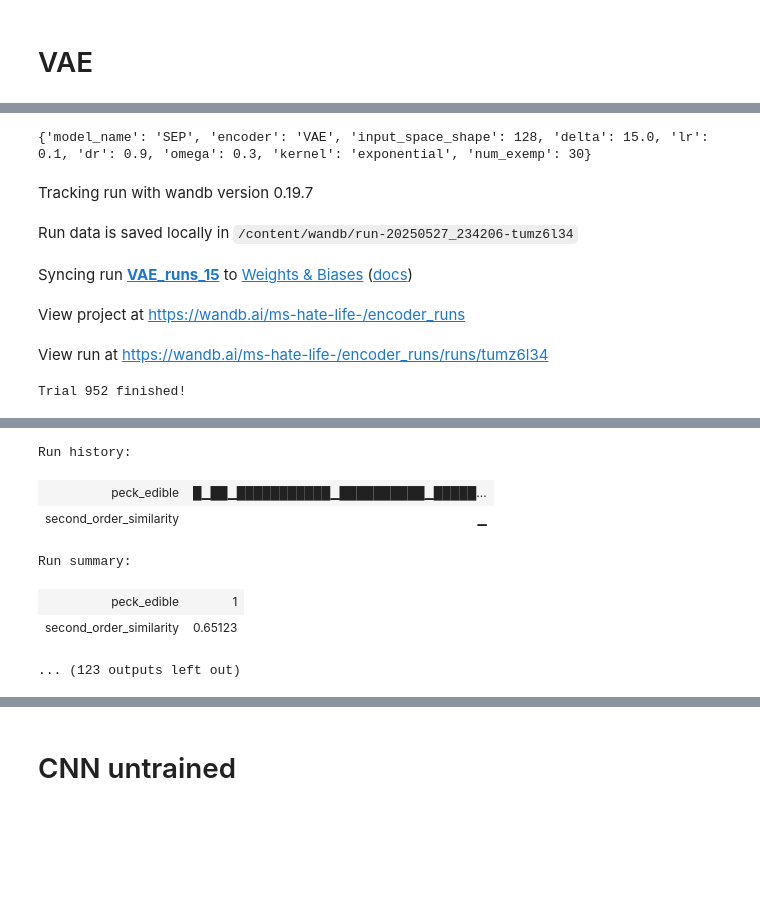
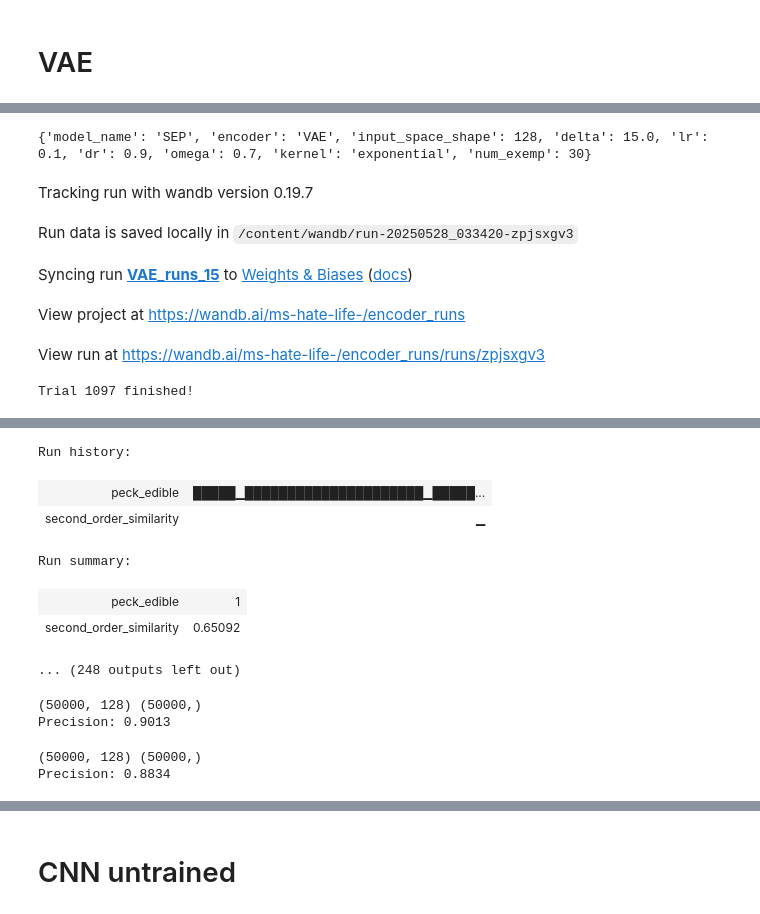
Before and after one commit to GersteinJo/cat_mod, a Jupyter notebook: modules_for_encoders.ipynb, the cells around one changed output, grey strips where cells are left out. Cells and saved outputs as stored; diff of their text form; code cells hidden in the pictures; blank space fills up the shorter version.

```diff
--- a/modules_for_encoders.ipynb
+++ b/modules_for_encoders.ipynb
@@ -950,27 +981,70 @@ df = pd.read_csv('/content/drive/MyDrive/Data/VAE_embedding.csv')
 # %%
 embeddings, labels, original_images = df[[c for c in df.columns if 'emb' in c]].to_numpy(), df['label'].to_numpy(), df[[c for c in df.columns if 'or' in c]].to_numpy()
 
 runner = Runner(
     encoder_function = None,
     loader = None,
     original_loader = None,
     config_path = "/content/exemple_config.yaml"
 )
 
-embeddings, labels, original_images, tsne_results = runner.run("VAE_runs_15", embeddings = embeddings, labels = labels, original_images = original_images, n_iter = 10)
+embeddings, labels, original_images, tsne_results = runner.run("VAE_runs_15", embeddings = embeddings, labels = labels, original_images = original_images, n_iter = 45)
 # %% [output]
-{'model_name': 'SEP', 'encoder': 'VAE', 'input_space_shape': 128, 'delta': 15.0, 'lr': 0.1, 'dr': 0.9, 'omega': 0.3, 'kernel': 'exponential', 'num_exemp': 30}
+{'model_name': 'SEP', 'encoder': 'VAE', 'input_space_shape': 128, 'delta': 15.0, 'lr': 0.1, 'dr': 0.9, 'omega': 0.7, 'kernel': 'exponential', 'num_exemp': 30}
 Tracking run with wandb version 0.19.7
-Run data is saved locally in /content/wandb/run-20250527_234206-tumz6l34
+Run data is saved locally in /content/wandb/run-20250528_033420-zpjsxgv3
 Syncing run VAE_runs_15 to Weights & Biases (docs)
 View project at https://wandb.ai/ms-hate-life-/encoder_runs
-View run at https://wandb.ai/ms-hate-life-/encoder_runs/runs/tumz6l34
+View run at https://wandb.ai/ms-hate-life-/encoder_runs/runs/zpjsxgv3
-Trial 952 finished!
+Trial 1097 finished!
 [interactive output not drawn]
 Run history:
-| peck_edible | █▁██▁███████████▁██████████▁█████... |
+| peck_edible | █████▁█████████████████████▁█████... |
 | second_order_similarity | ▁ |
 Run summary:
 | peck_edible | 1 |
-| second_order_similarity | 0.65123 |
+| second_order_similarity | 0.65092 |
-... (123 outputs left out)
+... (248 outputs left out)
+# %%
+embeddings, labels, original_images = df[[c for c in df.columns if 'emb' in c]].to_numpy(), df['label'].to_numpy(), df[[c for c in df.columns if 'or' in c]].to_numpy()
+
+from sklearn.tree import DecisionTreeClassifier
+from sklearn.model_selection import train_test_split
+from sklearn.metrics import precision_score
+print(embeddings.shape, labels.shape)
+tree = DecisionTreeClassifier(random_state=42)
+tree.fit(embeddings[:2000], labels[:2000])
+
+# Make predictions on the test set
+pred = tree.predict(embeddings[2000:3000])
+
+# Calculate precision
+precision = precision_score(labels[2000:3000], pred)
+
+print(f"Precision: {precision:.4f}")
+# %% [output]
+(50000, 128) (50000,)
+Precision: 0.9013
+# %%
+embeddings, labels, original_images = df[[c for c in df.columns if 'emb' in c]].to_numpy(), df['label'].to_numpy(), df[[c for c in df.columns if 'or' in c]].to_numpy()
+
+from sklearn.linear_model import LogisticRegression  # Changed import
+from sklearn.model_selection import train_test_split
+from sklearn.metrics import precision_score
+
+print(embeddings.shape, labels.shape)
+
+# Changed to LogisticRegression
+tree = LogisticRegression(random_state=42, max_iter=1000)  # Added max_iter for convergence
+tree.fit(embeddings[:2000], labels[:2000])
+
+# Make predictions on the test set (same as before)
+pred = tree.predict(embeddings[2000:3000])
+
+# Calculate precision (same as before)
+precision = precision_score(labels[2000:3000], pred)
+
+print(f"Precision: {precision:.4f}")
+# %% [output]
+(50000, 128) (50000,)
+Precision: 0.8834
```
Also changed, not shown: parts of 12 cells of this notebook.
